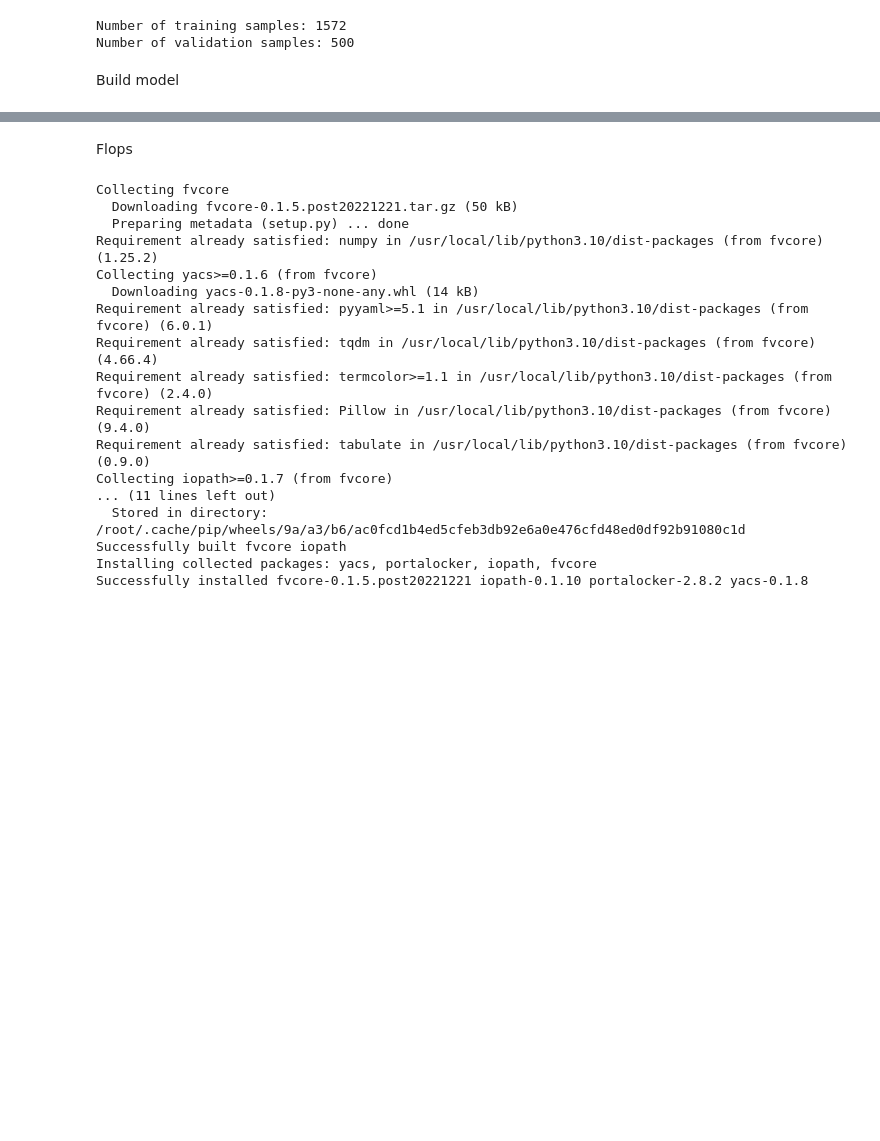
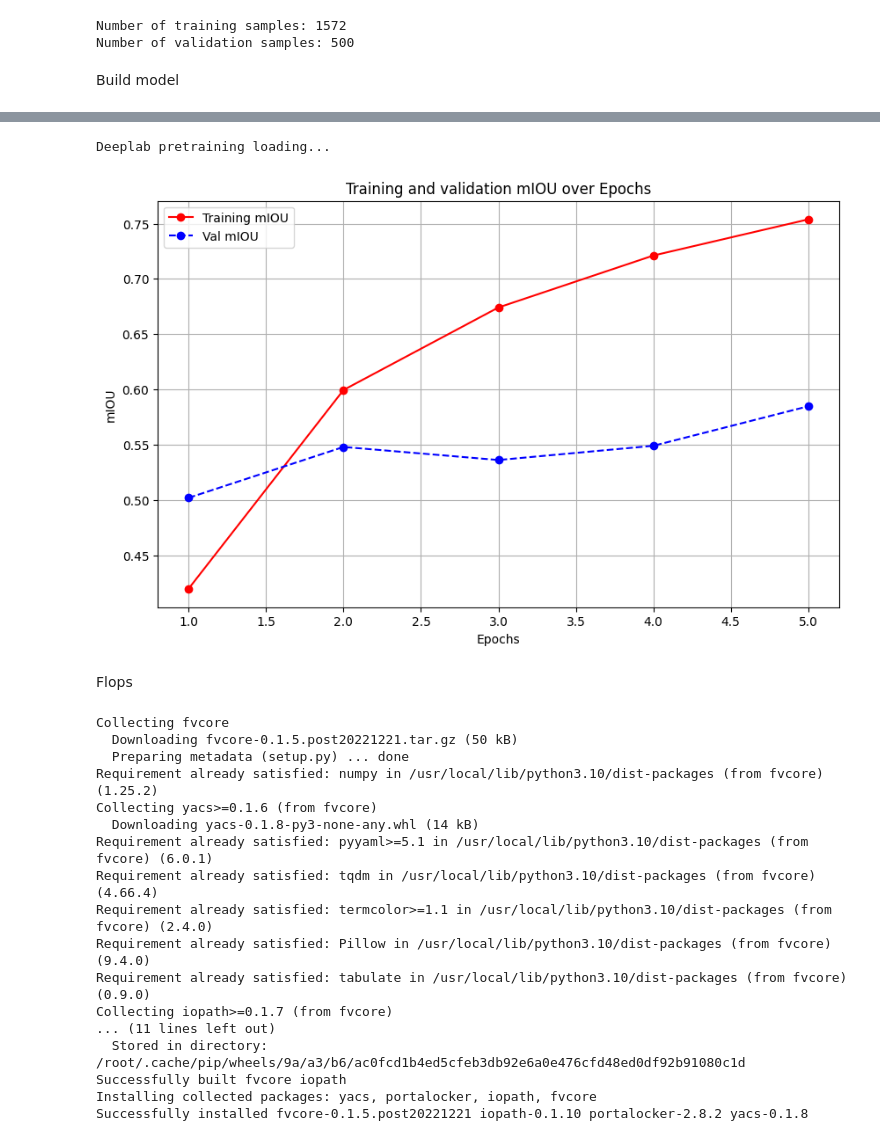
Before and after one commit to zepengli99/MLDL2024_project1, a Jupyter notebook: 2a.ipynb, the cells around one changed output, grey strips where cells are left out. Cells and saved outputs as stored; diff of their text form; code cells hidden in the pictures; blank space fills up the shorter version.

Commit message:
1. change the way to canculate mIOU 2. add visulization about training and validation miou over epoches

```diff
--- a/2a.ipynb
+++ b/2a.ipynb
@@ -366,9 +279,9 @@ def per_class_iou(hist):
     epsilon = 1e-5
     return (np.diag(hist)) / (hist.sum(1) + hist.sum(0) - np.diag(hist) + epsilon)
 # %%
-def mean_iou(outputs, labels, num_classes):
+def total_hist(outputs, labels, num_classes):
     hist = 0
     for i in range(len(outputs)):
-        output, label = outputs[i].cpu().numpy().reshape(-1,), labels[i].cpu().numpy().reshape(-1,)
+        output, label = outputs[i].cpu().detach().numpy().reshape(-1,), labels[i].cpu().detach().numpy().reshape(-1,)
         hist += fast_hist(label, output, num_classes)
-    return np.mean(per_class_iou(hist))
+    return hist
@@ -395,0 +328,22 @@ Avg. Validation Loss: 0.40124328154325484, Avg. mIoU: 0.3175532447539691
+# %%
+import torch.optim as optim
+
+model = get_deeplab_v2().cuda()
+criterion = nn.CrossEntropyLoss(ignore_index=255)
+optimizer = optim.Adam(model.parameters(), lr=0.0001)  #Since our batch size is only 2, so we need to choose a small learning rate
+
+# training model
+epochs = 5
+
+miou_train_list = []
+miou_val_list = []
+models = []
+for epoch in range(epochs):
+    _, miou_train = train(epoch, model, dataloader_train, criterion, optimizer)
+    _, miou_val = validation(model, dataloader_val, criterion)
+    miou_train_list.append(miou_train)
+    miou_val_list.append(miou_val)
+    models.append(model.state_dict())
+
+
+print('Finished Training')
@@ -396,3 +363,39 @@ Avg. Validation Loss: 0.40124328154325484, Avg. mIoU: 0.3175532447539691
+# %%
+# save best model
+import os
+DIR = '/content/drive/MyDrive/MLDL_project/MLDL2024_project1/models/deeplabv2/trained_models/'
+if not os.path.exists(DIR):
+    os.makedirs(DIR)
+PATH = DIR + f'deepLabV2_epoch{epochs}.pth'
+
+# delete old model files
+if os.path.exists(PATH):
+    os.remove(PATH)
+
+model = get_deeplab_v2().cuda()
+model.load_state_dict(models[np.argmax(np.array(miou_val_list))])
+torch.save(model.state_dict(), PATH)
+# %% [output]
+Deeplab pretraining loading...
+# %%
+# visualization and find best model
+import matplotlib.pyplot as plt
+
+epochs_list = np.arange(1, epochs+1)
+plt.figure(figsize=(10, 6))
+
+plt.plot(epochs_list, miou_train_list, marker='o', linestyle='-', color='r', label='Training mIOU')
+plt.plot(epochs_list, miou_val_list, marker='o', linestyle='--', color='b', label='Val mIOU')
+
+plt.title('Training and validation mIOU over Epochs')
+plt.xlabel('Epochs')
+plt.ylabel('mIOU')
+
+plt.legend()
+plt.grid(True)
+plt.show()
+# %% [output]
+[figure, added]
 # %% [markdown]
 Flops
 # %%
```
Also changed, not shown: parts of 19 cells of this notebook.
